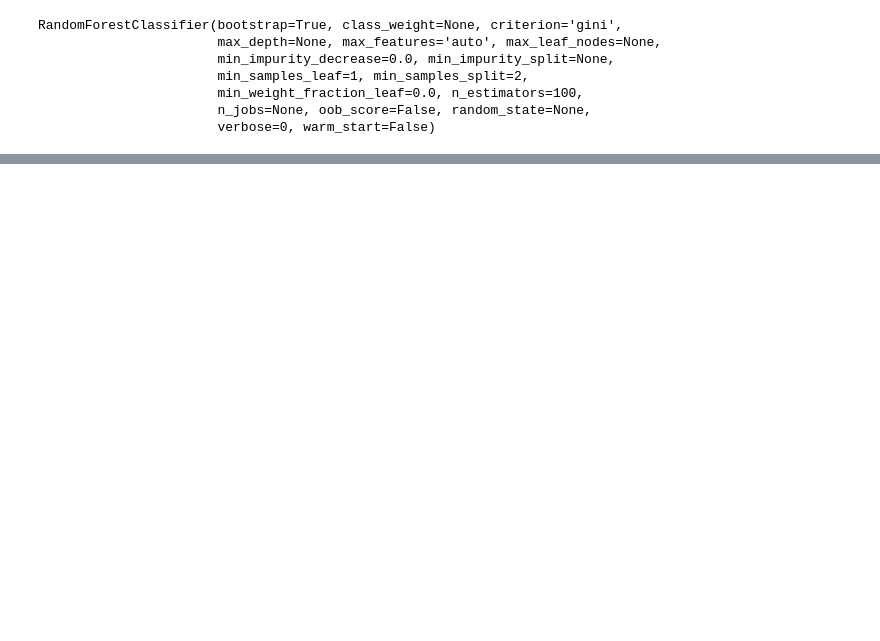
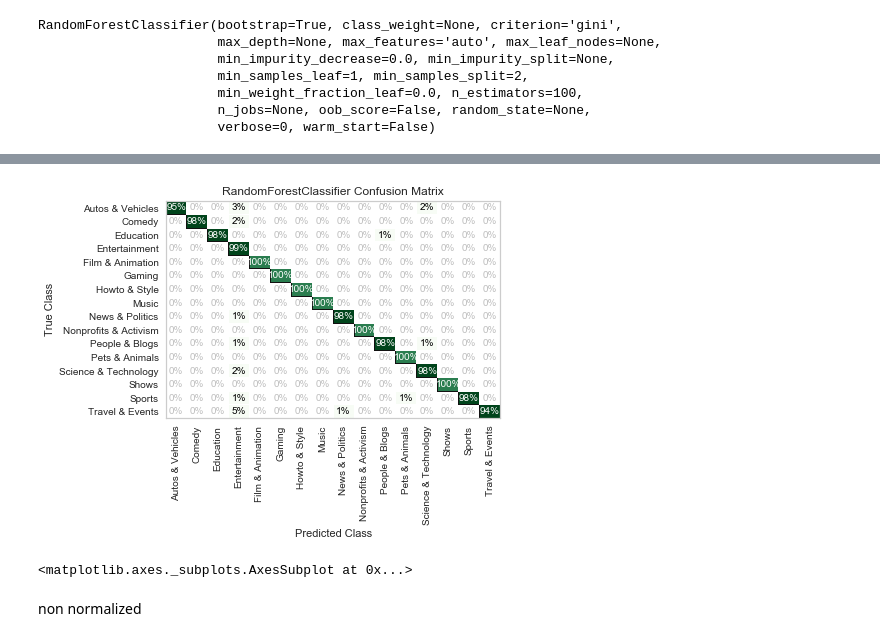
Before and after one commit to loc-vu/yt-trends, a Jupyter notebook: Arbitrary Jungle Model.ipynb, the cells around one changed output, grey strips where cells are left out. Saved outputs shown, nothing was run; the diff lists cells and outputs as text; code cells hidden in the pictures; blank space fills up the shorter version.

```diff
--- a/Arbitrary Jungle Model.ipynb
+++ b/Arbitrary Jungle Model.ipynb
@@ -49,0 +63,10 @@ Accuracy: 0.9884004884004884
+# %%
+conf_matrix = ConfusionMatrix(clf, percent=True, cmap='Greens')
+conf_matrix.fit(x_trained_tfidf_vector, y_train)
+conf_matrix.score(x_test_tfidf_vector, y_test)
+conf_matrix.show()
+# %% [output]
+[figure, added]
+<matplotlib.axes._subplots.AxesSubplot at 0x...>
+# %% [markdown]
+non normalized
```
Also changed, not shown: parts of 21 cells of this notebook, 5 other files.
